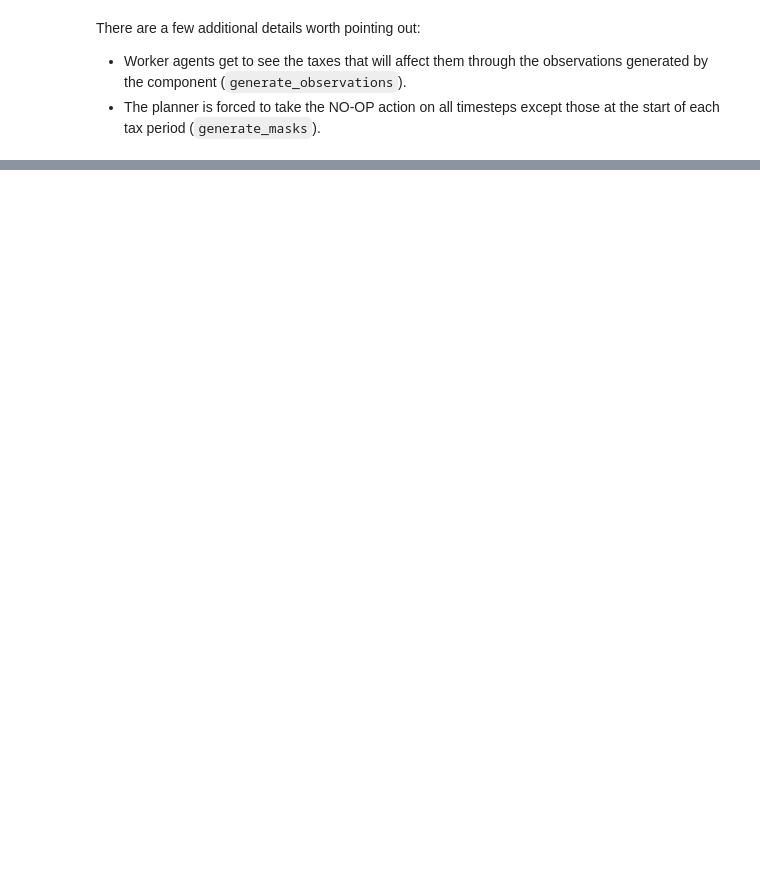
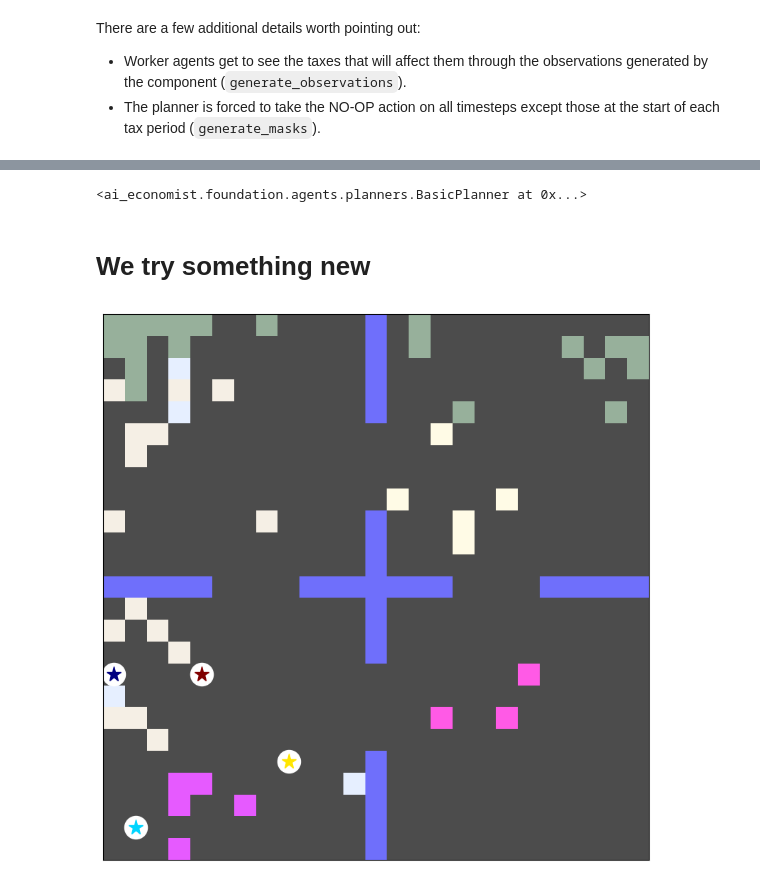
Before and after one commit to DragonsAreFuckingCool/DRL-in-international-economy-ai-economist-, a Jupyter notebook: tutorials/multi_planner_simulation.ipynb, the cells around one changed output, grey strips where cells are left out. Drawn from its saved outputs; the diff is of its cells as text; code cells hidden in the pictures; blank space fills up the shorter version.

```diff
--- a/tutorials/multi_planner_simulation.ipynb
+++ b/tutorials/multi_planner_simulation.ipynb
@@ -735,0 +1283,6 @@ There are a few additional details worth pointing out:
+# %%
+env_p.world.planner
+# %% [output]
+<ai_economist.foundation.agents.planners.BasicPlanner at 0x...>
+# %% [markdown]
+# We try something new
@@ -735,0 +1360,7 @@ There are a few additional details worth pointing out:
+# %%
+env_d = foundation.make_env_instance(**env_config_dict)
+obs = env_d.reset()
+# %%
+play_random_episode(env_d, plot_every=100)
+# %% [output]
+[figure, added]
```
Also changed, not shown: parts of 74 cells of this notebook.
